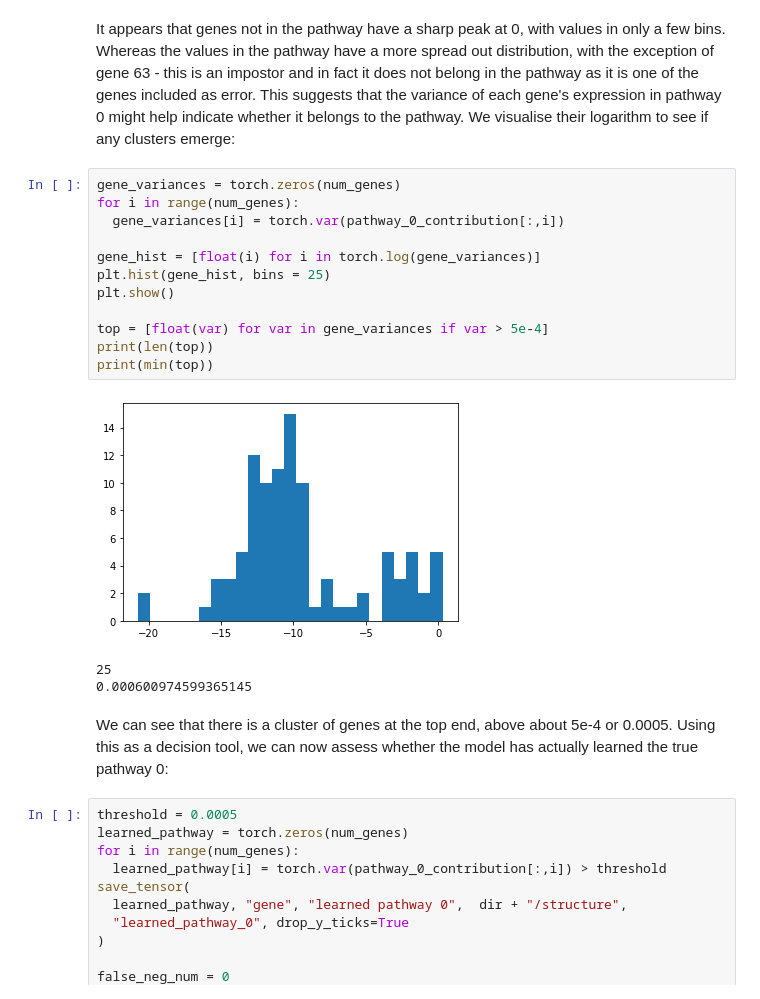
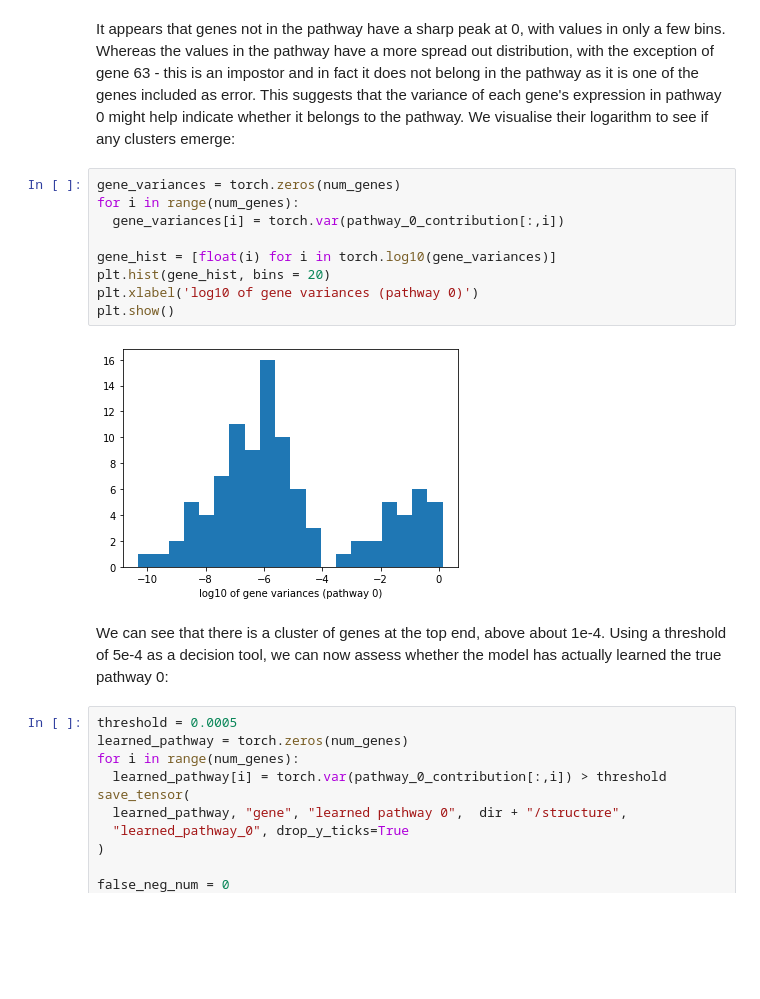
Before and after one commit to ljdoig/PALAVA, a Jupyter notebook: palava_demonstration.ipynb, the cells around one changed output. Cells and saved outputs as stored; diff of their text form; blank space fills up the shorter version.

```diff
--- a/palava_demonstration.ipynb
+++ b/palava_demonstration.ipynb
@@ -492,21 +494,16 @@ It appears that genes not in the pathway have a sharp peak at 0, with values in
 # %%
 gene_variances = torch.zeros(num_genes)
 for i in range(num_genes):
   gene_variances[i] = torch.var(pathway_0_contribution[:,i])
 
-gene_hist = [float(i) for i in torch.log(gene_variances)]
-plt.hist(gene_hist, bins = 25)
+gene_hist = [float(i) for i in torch.log10(gene_variances)]
+plt.hist(gene_hist, bins = 20)
+plt.xlabel('log10 of gene variances (pathway 0)')
 plt.show()
-
-top = [float(var) for var in gene_variances if var > 5e-4]
-print(len(top))
-print(min(top))
 # %% [output]
-[figure, old version]
+[figure, new version]
-25
-0.000600974599365145
 # %% [markdown]
-We can see that there is a cluster of genes at the top end, above about 5e-4 or 0.0005. Using this as a decision tool, we can now assess whether the model has actually learned the true pathway 0:
+We can see that there is a cluster of genes at the top end, above about 1e-4. Using a threshold of 5e-4 as a decision tool, we can now assess whether the model has actually learned the true pathway 0:
 # %%
 threshold = 0.0005
 learned_pathway = torch.zeros(num_genes)
```
Also changed, not shown: parts of 8 cells of this notebook, 4 other files.
